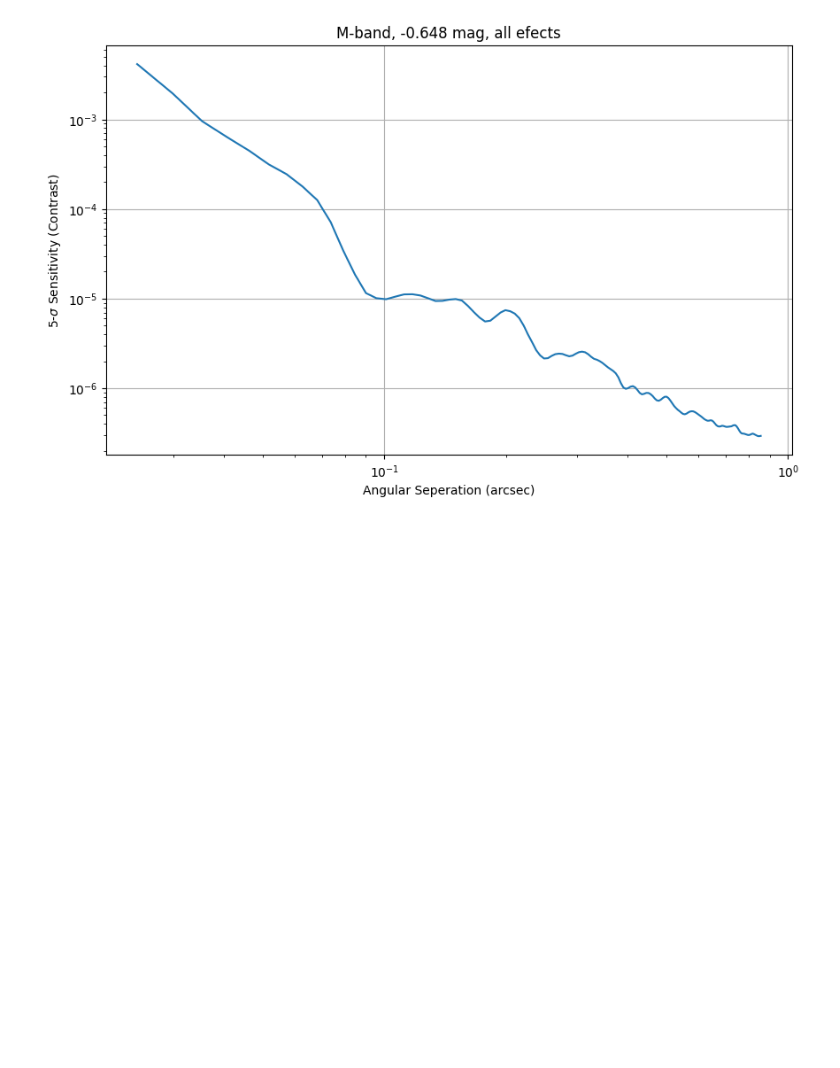
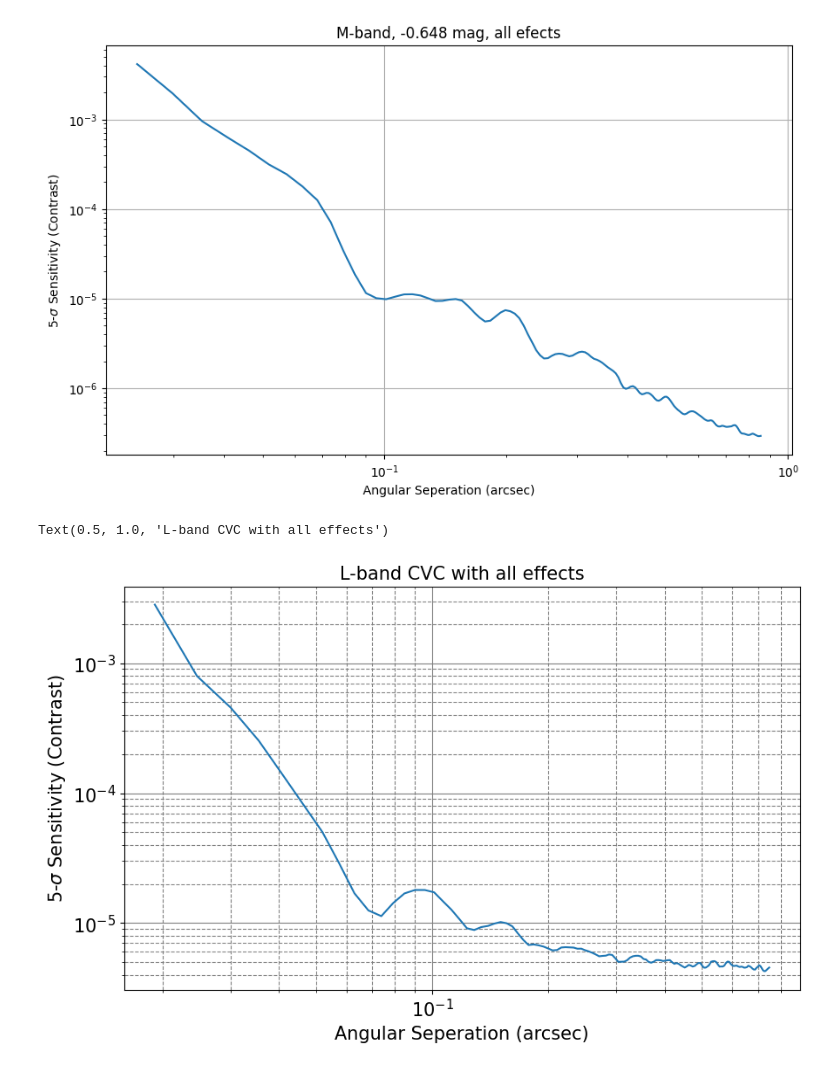
Before and after one commit to BryceDixon/High_Contrast_Imaging, a Jupyter notebook: METIS_CVC.ipynb, the cells around one changed output. Saved outputs shown, nothing was run; the diff lists cells and outputs as text; code cells hidden in the pictures; blank space fills up the shorter version.

```diff
--- a/METIS_CVC.ipynb
+++ b/METIS_CVC.ipynb
@@ -26,3 +26,23 @@ plt.title('M-band, -0.648 mag, all efects')
 # %% [output]
 Text(0.5, 1.0, 'M-band, -0.648 mag, all efects')
 [figure]
+# %%
+
+data = fits.getdata('C:/Users/bryce/Python/High Contrast Imaging Project/Year_4/METIS_2023/exeter/fits/cc_adi_bckg1_mag7.5_L_CVC_exeter_all_effects.fits', ext=0)
+
+x = data[0,:]
+y = data[1,:]
+
+plt.figure(figsize=(10,6))
+plt.plot(x,y)
+plt.yscale('log')
+plt.xscale('log')
+plt.grid(which = 'major', color = 'grey')
+plt.grid(which = 'minor', color = 'gray', linestyle = '--')
+plt.xlabel('Angular Seperation (arcsec)', size = 15)
+plt.ylabel('5-$\sigma$ Sensitivity (Contrast)', size = 15)
+plt.tick_params(axis='both', which='major', labelsize=15)
+plt.title('L-band CVC with all effects', size = 15)
+# %% [output]
+Text(0.5, 1.0, 'L-band CVC with all effects')
+[figure, added]
```
